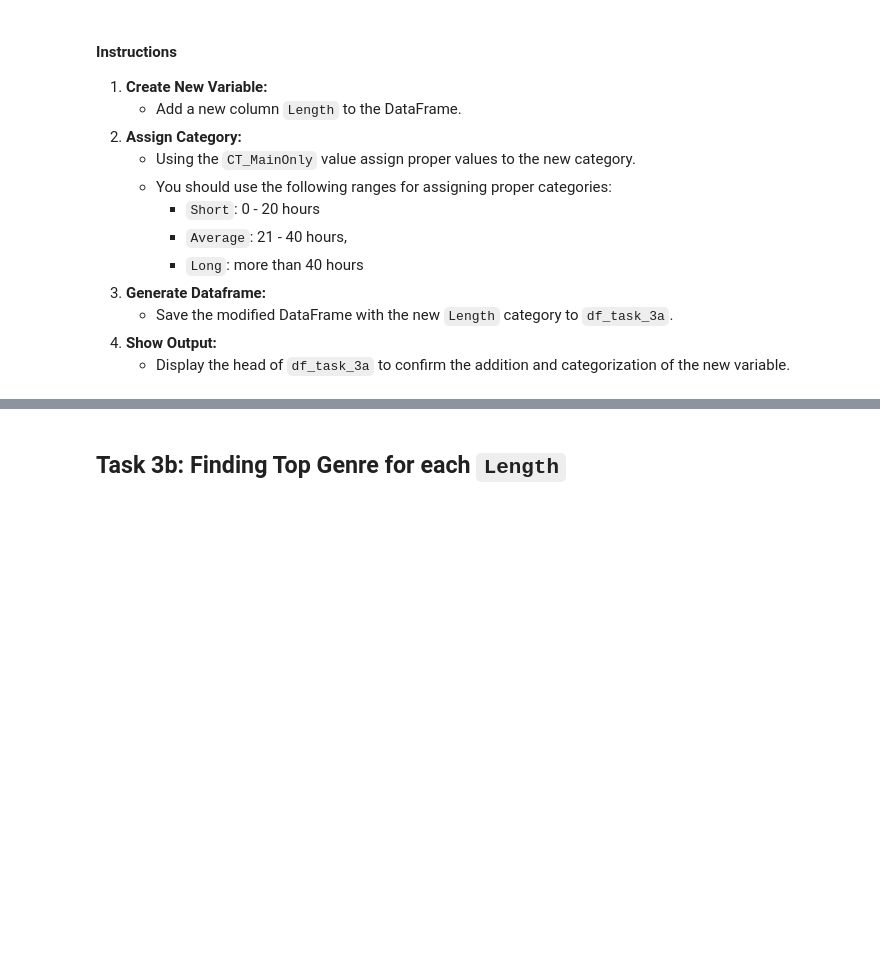
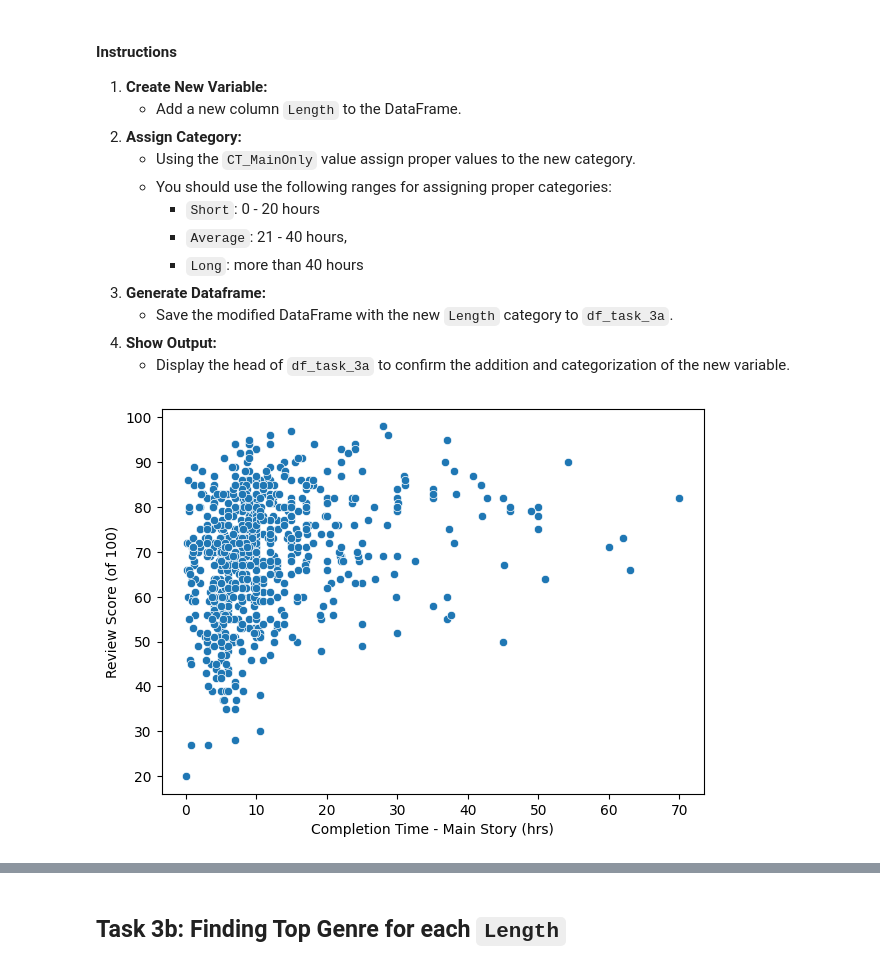
Before and after one commit to visdesignlab/persist_examples, a Jupyter notebook: Study Data II - Video Games/PANDAS_video_games_tasks.ipynb, the cells around one changed output, grey strips where cells are left out. Saved outputs shown, nothing was run; the diff lists cells and outputs as text; code cells hidden in the pictures; blank space fills up the shorter version.

```diff
--- a/Study Data II - Video Games/PANDAS_video_games_tasks.ipynb
+++ b/Study Data II - Video Games/PANDAS_video_games_tasks.ipynb
@@ -252,16 +317,30 @@ Create a new category `Length` in the dataset and assign each record to `Short`,
     - Display the head of `df_task_3a` to confirm the addition and categorization of the new variable.
 # %%
 df_task_3a = df_task_2b
+
+def bucket_length(time):
+    if time <= 20:
+        return 'Short'
+    elif time <= 40:
+        return 'Average'
+    else:
+        return 'Long'
+
+df_task_3a['Length'] = df_task_3a['CT_MainOnly'].apply(bucket_length)
 
 #### Scatterplot Code Start
 
 plt.figure(figsize=(7, 5))
 sns.scatterplot(data=df_task_3a, x='CT_MainOnly', y='Review Score')
 
 plt.xlabel('Completion Time - Main Story (hrs)')
 plt.ylabel('Review Score (of 100)')
 
 # Display the plot
 plt.show()
 
 #### Scatterplot Code End
+
+df_task_3a.head()
+# %% [output]
+[figure, added]
```
Also changed, not shown: parts of 13 cells of this notebook, 4 other files.
